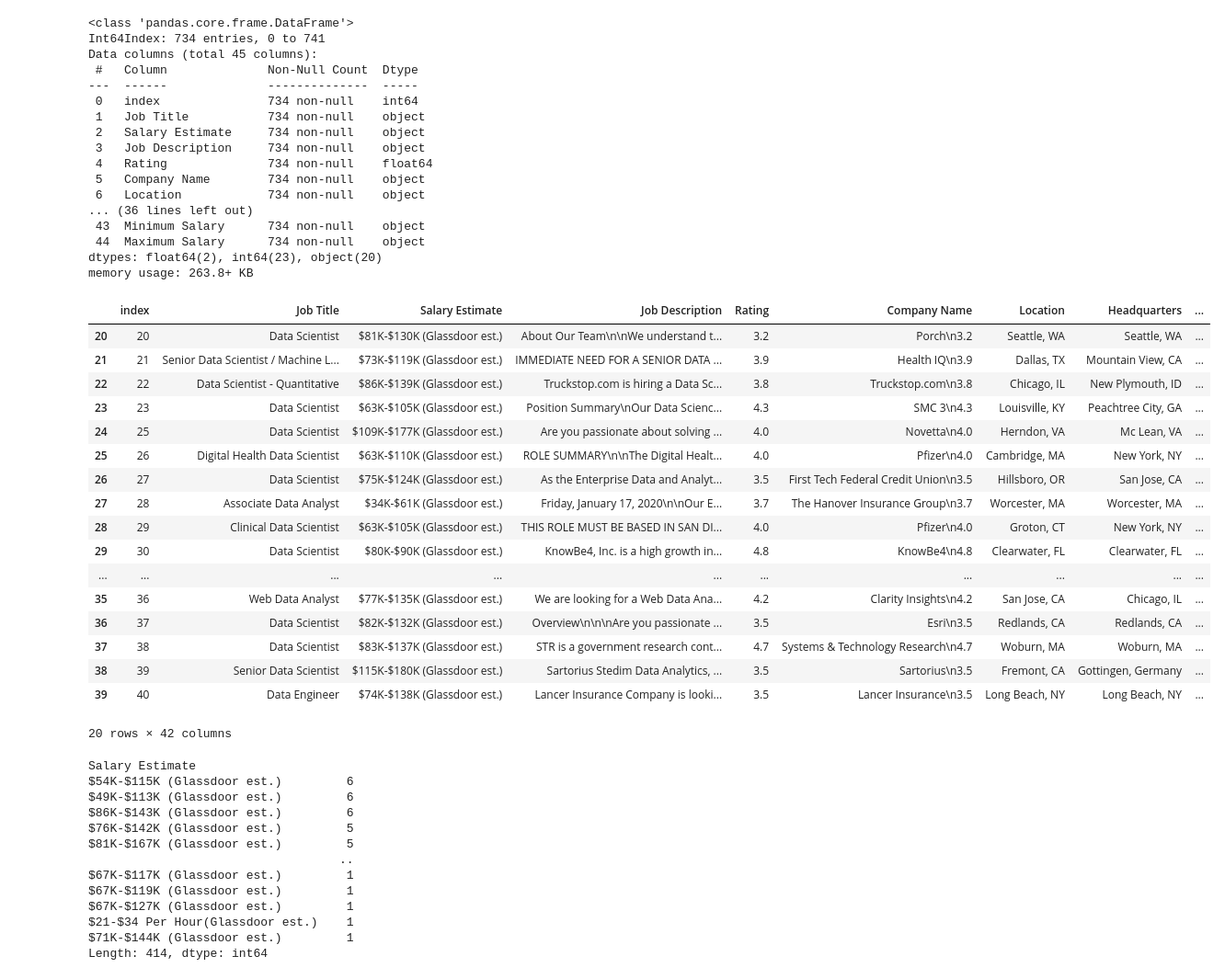
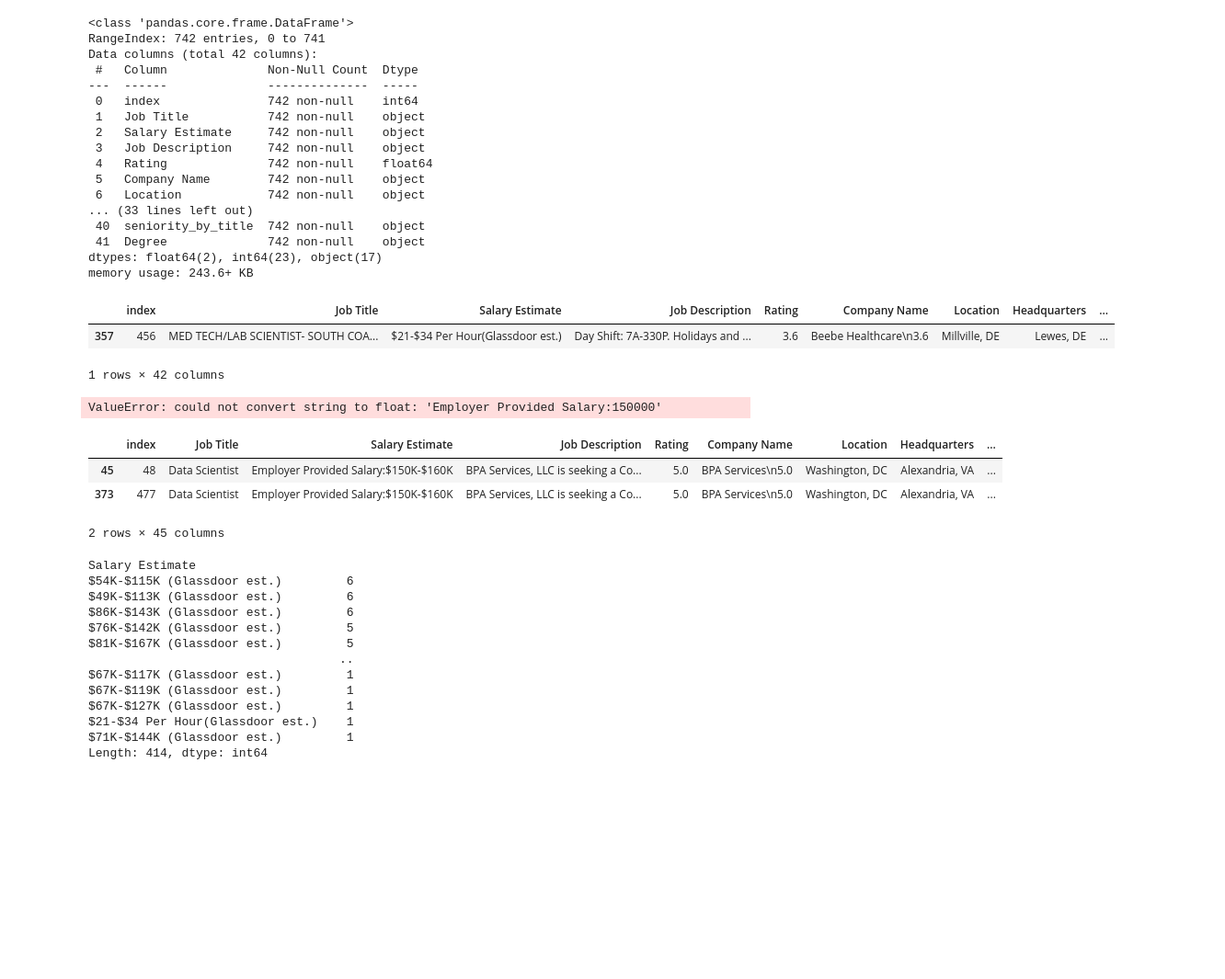
Before and after one commit to CcDenn/Predictive-Modeling-and-Visualizations, a Jupyter notebook: Testing environment.ipynb, the cells around one changed output. Shown: that part at 92% size. Cells and saved outputs as stored; diff of their text form; code cells hidden in the pictures; blank space fills up the shorter version.

Commit message:
Salary Prediction Pipeline First Prototype

```diff
--- a/Testing environment.ipynb
+++ b/Testing environment.ipynb
@@ -4,47 +4,53 @@ import numpy as np
 # %%
 df_original = pd.read_csv('Datasets/salarysample.csv')
 # %%
-df.info()
+df_original.info()
 # %% [output]
 <class 'pandas.core.frame.DataFrame'>
-Int64Index: 734 entries, 0 to 741
-Data columns (total 45 columns):
+RangeIndex: 742 entries, 0 to 741
+Data columns (total 42 columns):
  #   Column              Non-Null Count  Dtype
 ---  ------              --------------  -----
- 0   index               734 non-null    int64
- 1   Job Title           734 non-null    object
- 2   Salary Estimate     734 non-null    object
- 3   Job Description     734 non-null    object
- 4   Rating              734 non-null    float64
- 5   Company Name        734 non-null    object
- 6   Location            734 non-null    object
-... (36 lines left out)
- 43  Minimum Salary      734 non-null    object
- 44  Maximum Salary      734 non-null    object
-dtypes: float64(2), int64(23), object(20)
-memory usage: 263.8+ KB
+ 0   index               742 non-null    int64
+ 1   Job Title           742 non-null    object
+ 2   Salary Estimate     742 non-null    object
+ 3   Job Description     742 non-null    object
+ 4   Rating              742 non-null    float64
+ 5   Company Name        742 non-null    object
+ 6   Location            742 non-null    object
+... (33 lines left out)
+ 40  seniority_by_title  742 non-null    object
+ 41  Degree              742 non-null    object
+dtypes: float64(2), int64(23), object(17)
+memory usage: 243.6+ KB
 # %%
 df= df_original
-df.iloc[20:40]
+df.iloc[357:358]
 # %% [output]
 |  | index | Job Title | Salary Estimate | Job Description | Rating | Company Name | Location | Headquarters | ... |
-| 20 | 20 | Data Scientist | $81K-$130K (Glassdoor est.) | About Our Team\n\nWe understand t... | 3.2 | Porch\n3.2 | Seattle, WA | Seattle, WA | ... |
-| 21 | 21 | Senior Data Scientist / Machine L... | $73K-$119K (Glassdoor est.) | IMMEDIATE NEED FOR A SENIOR DATA ... | 3.9 | Health IQ\n3.9 | Dallas, TX | Mountain View, CA | ... |
-| 22 | 22 | Data Scientist - Quantitative | $86K-$139K (Glassdoor est.) | Truckstop.com is hiring a Data Sc... | 3.8 | Truckstop.com\n3.8 | Chicago, IL | New Plymouth, ID | ... |
-| 23 | 23 | Data Scientist | $63K-$105K (Glassdoor est.) | Position Summary\nOur Data Scienc... | 4.3 | SMC 3\n4.3 | Louisville, KY | Peachtree City, GA | ... |
-| 24 | 25 | Data Scientist | $109K-$177K (Glassdoor est.) | Are you passionate about solving ... | 4.0 | Novetta\n4.0 | Herndon, VA | Mc Lean, VA | ... |
-| 25 | 26 | Digital Health Data Scientist | $63K-$110K (Glassdoor est.) | ROLE SUMMARY\n\nThe Digital Healt... | 4.0 | Pfizer\n4.0 | Cambridge, MA | New York, NY | ... |
-| 26 | 27 | Data Scientist | $75K-$124K (Glassdoor est.) | As the Enterprise Data and Analyt... | 3.5 | First Tech Federal Credit Union\n3.5 | Hillsboro, OR | San Jose, CA | ... |
-| 27 | 28 | Associate Data Analyst | $34K-$61K (Glassdoor est.) | Friday, January 17, 2020\n\nOur E... | 3.7 | The Hanover Insurance Group\n3.7 | Worcester, MA | Worcester, MA | ... |
-| 28 | 29 | Clinical Data Scientist | $63K-$105K (Glassdoor est.) | THIS ROLE MUST BE BASED IN SAN DI... | 4.0 | Pfizer\n4.0 | Groton, CT | New York, NY | ... |
-| 29 | 30 | Data Scientist | $80K-$90K (Glassdoor est.) | KnowBe4, Inc. is a high growth in... | 4.8 | KnowBe4\n4.8 | Clearwater, FL | Clearwater, FL | ... |
-| ... | ... | ... | ... | ... | ... | ... | ... | ... | ... |
-| 35 | 36 | Web Data Analyst | $77K-$135K (Glassdoor est.) | We are looking for a Web Data Ana... | 4.2 | Clarity Insights\n4.2 | San Jose, CA | Chicago, IL | ... |
-| 36 | 37 | Data Scientist | $82K-$132K (Glassdoor est.) | Overview\n\n\nAre you passionate ... | 3.5 | Esri\n3.5 | Redlands, CA | Redlands, CA | ... |
-| 37 | 38 | Data Scientist | $83K-$137K (Glassdoor est.) | STR is a government research cont... | 4.7 | Systems & Technology Research\n4.7 | Woburn, MA | Woburn, MA | ... |
-| 38 | 39 | Senior Data Scientist | $115K-$180K (Glassdoor est.) | Sartorius Stedim Data Analytics, ... | 3.5 | Sartorius\n3.5 | Fremont, CA | Gottingen, Germany | ... |
-| 39 | 40 | Data Engineer | $74K-$138K (Glassdoor est.) | Lancer Insurance Company is looki... | 3.5 | Lancer Insurance\n3.5 | Long Beach, NY | Long Beach, NY | ... |
+| 357 | 456 | MED TECH/LAB SCIENTIST- SOUTH COA... | $21-$34 Per Hour(Glassdoor est.) | Day Shift: 7A-330P. Holidays and ... | 3.6 | Beebe Healthcare\n3.6 | Millville, DE | Lewes, DE | ... |
-20 rows × 42 columns
+1 rows × 42 columns
+# %%
+df['Salary Cleaned'] = df['Salary Estimate'].apply(lambda x: x.split('(')[0])
+df['Minimum Salary'] = df['Salary Cleaned'].apply(lambda x: x.split('-')[0])
+df['Maximum Salary'] = df['Salary Cleaned'].apply(lambda x: x.split('-')[1])
+
+df['Minimum Salary'] = df['Minimum Salary'].str.replace('$','')
+df['Minimum Salary'] = df['Minimum Salary'].str.replace('K','000')
+
+df['Maximum Salary'] = df['Maximum Salary'].str.replace('$','')
+df['Maximum Salary'] = df['Maximum Salary'].str.replace('K','000')
+
+df['Minimum Salary'].astype('float')
+# %% [output]
+ValueError: could not convert string to float: 'Employer Provided Salary:150000'
+# %%
+df[df['Minimum Salary']=='Employer Provided Salary:150000']
+# %% [output]
+|  | index | Job Title | Salary Estimate | Job Description | Rating | Company Name | Location | Headquarters | ... |
+| 45 | 48 | Data Scientist | Employer Provided Salary:$150K-$160K | BPA Services, LLC is seeking a Co... | 5.0 | BPA Services\n5.0 | Washington, DC | Alexandria, VA | ... |
+| 373 | 477 | Data Scientist | Employer Provided Salary:$150K-$160K | BPA Services, LLC is seeking a Co... | 5.0 | BPA Services\n5.0 | Washington, DC | Alexandria, VA | ... |
+2 rows × 45 columns
 # %%
 df = df_original
 
```
Also changed, not shown: 8 other files.
